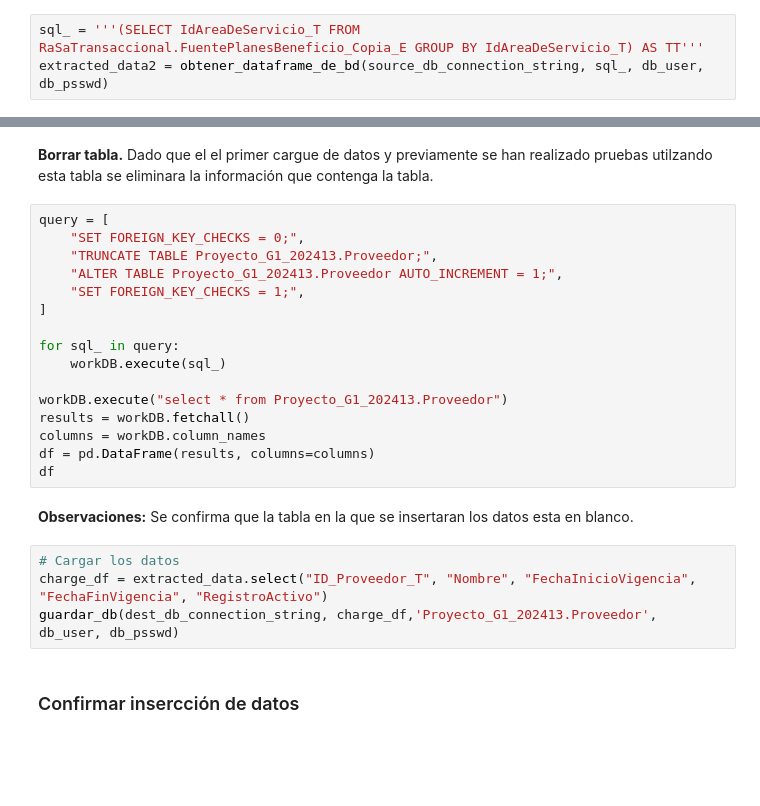
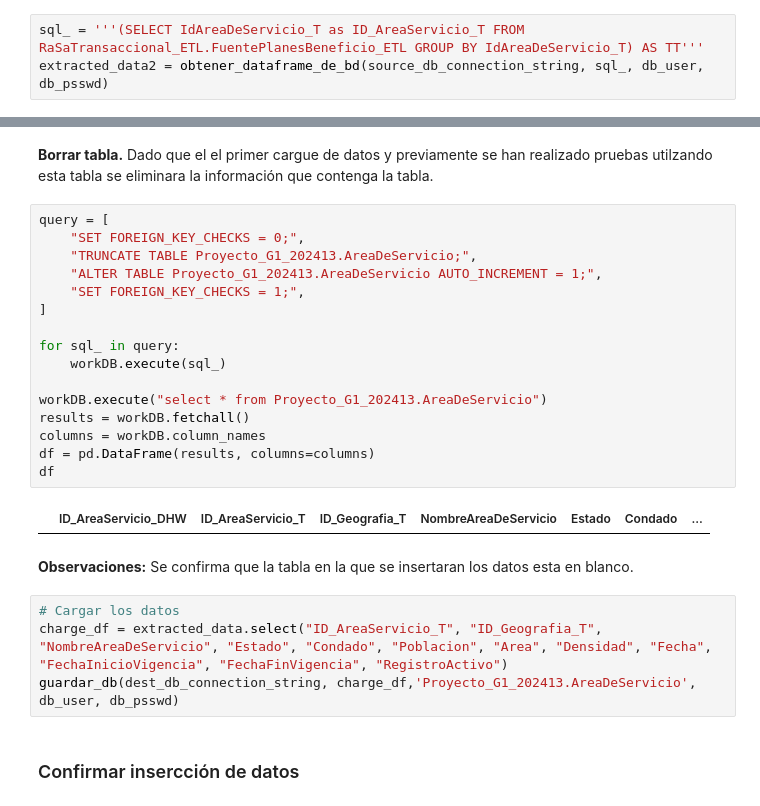
Before and after one commit to ZabakJL/UAndes_ETL_Personal, a Jupyter notebook: Entregables/Week 3/Proyecto ETL.ipynb, the cells around one changed output, grey strips where cells are left out. Drawn from its saved outputs; the diff is of its cells as text; blank space fills up the shorter version.

```diff
--- a/Entregables/Week 3/Proyecto ETL.ipynb
+++ b/Entregables/Week 3/Proyecto ETL.ipynb
@@ -1172,4 +1222,4 @@ only showing top 20 rows
 # %%
-sql_ = '''(SELECT IdAreaDeServicio_T FROM RaSaTransaccional.FuentePlanesBeneficio_Copia_E GROUP BY IdAreaDeServicio_T) AS TT'''
+sql_ = '''(SELECT IdAreaDeServicio_T as ID_AreaServicio_T FROM RaSaTransaccional_ETL.FuentePlanesBeneficio_ETL GROUP BY IdAreaDeServicio_T) AS TT'''
 extracted_data2 = obtener_dataframe_de_bd(source_db_connection_string, sql_, db_user, db_psswd)
 # %%
@@ -1289,25 +1593,27 @@ No se requiere. La clave primaria de la tabla destino en el DWH fue creada con e
 # %%
 query = [
     "SET FOREIGN_KEY_CHECKS = 0;",
-    "TRUNCATE TABLE Proyecto_G1_202413.Proveedor;",
-    "ALTER TABLE Proyecto_G1_202413.Proveedor AUTO_INCREMENT = 1;",
+    "TRUNCATE TABLE Proyecto_G1_202413.AreaDeServicio;",
+    "ALTER TABLE Proyecto_G1_202413.AreaDeServicio AUTO_INCREMENT = 1;",
     "SET FOREIGN_KEY_CHECKS = 1;",
 ]
 
 for sql_ in query:
     workDB.execute(sql_)
 
-workDB.execute("select * from Proyecto_G1_202413.Proveedor")
+workDB.execute("select * from Proyecto_G1_202413.AreaDeServicio")
 results = workDB.fetchall()
 columns = workDB.column_names
 df = pd.DataFrame(results, columns=columns)
 df
+# %% [output]
+|  | ID_AreaServicio_DHW | ID_AreaServicio_T | ID_Geografia_T | NombreAreaDeServicio | Estado | Condado | ... |
 # %% [markdown]
 **Observaciones:** Se confirma que la tabla en la que se insertaran los datos esta en blanco.
 # %%
 # Cargar los datos
-charge_df = extracted_data.select("ID_Proveedor_T", "Nombre", "FechaInicioVigencia", "FechaFinVigencia", "RegistroActivo")
-guardar_db(dest_db_connection_string, charge_df,'Proyecto_G1_202413.Proveedor', db_user, db_psswd)
+charge_df = extracted_data.select("ID_AreaServicio_T", "ID_Geografia_T", "NombreAreaDeServicio", "Estado", "Condado", "Poblacion", "Area", "Densidad", "Fecha", "FechaInicioVigencia", "FechaFinVigencia", "RegistroActivo")
+guardar_db(dest_db_connection_string, charge_df,'Proyecto_G1_202413.AreaDeServicio', db_user, db_psswd)
 # %% [markdown]
 ### Confirmar insercción de datos
 # %%
```
Also changed, not shown: parts of 134 cells of this notebook, 5 other files.
